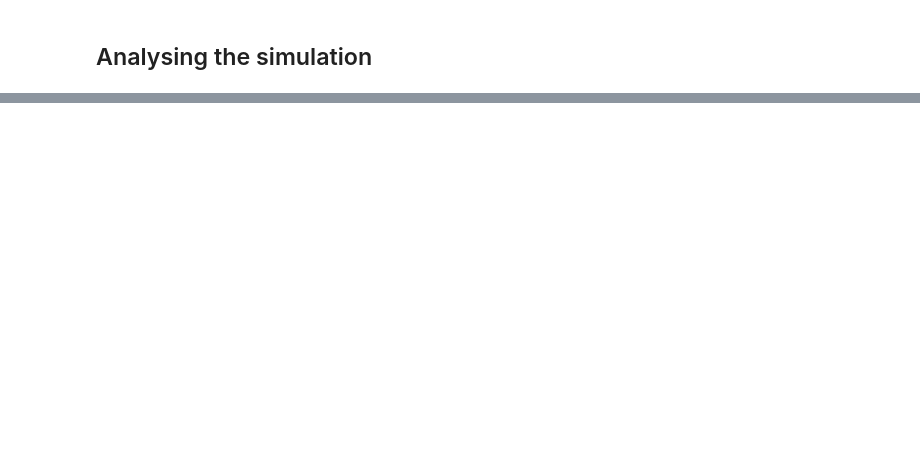
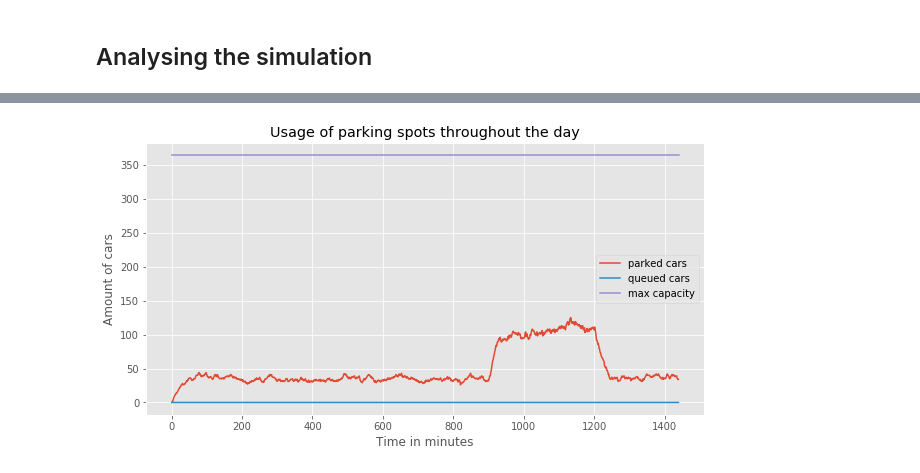
Before and after one commit to rikboss/Parking-simulation, a Jupyter notebook: parking_simulator.ipynb, the cells around one changed output, grey strips where cells are left out. Cells and saved outputs as stored; diff of their text form; code cells hidden in the pictures; blank space fills up the shorter version.

```diff
--- a/parking_simulator.ipynb
+++ b/parking_simulator.ipynb
@@ -60,7 +77,7 @@ class Garage(object):
         self.env.process(self.process())
 
     def run(self, until_=SIM_TIME):
-        # Run the simulation
+        """Runs the simulation"""
         self.env.run(until=until_)
 
     def spots_used(self):
@@ -70,6 +87,7 @@ class Garage(object):
         self.taken_spots.append((time, spots))
 
     def size_of_queue(self):
+        """Returns tuple with timestamp and amount of cars in the queue"""
         time = self.env.now
         queue = len(self.spots.queue)
         self.queue.append((time, queue))
@@ -106,20 +124,17 @@ class Garage(object):
             self.timestamps.append((time_of_arrival, time_of_assignment, time_of_departure))
 
     def process(self):
-        """"""
-        time_now = 0
+        """Runs the process in the environment"""
         car_numb = 0
 
         while True:
 
             yield self.env.timeout(1)
 
-            if (PEAK_MIN <= time_now <= PEAK_MAX):
+            if (PEAK_MIN <= self.env.now <= PEAK_MAX):
                 total_new_cars = new_cars_amount(True)
             else:
                 total_new_cars = new_cars_amount(False)
-#             Why time_now and not self.env.now?
-            time_now += 1
 
             for i in range(total_new_cars):
                 self.env.process(self.car(car_numb))
@@ -223,0 +231,18 @@ plt.show()
+# %%
+queue = np.array(queue_sizes).T
+taken_spots = np.array(taken_spots).T
+
+plt.rcParams['figure.figsize'] = [10,5]
+
+plt.plot(taken_spots[0], taken_spots[1], label="parked cars")
+plt.plot(queue[0], queue[1], label="queued cars")
+plt.plot([0, SIM_TIME], [MAX_CAPACITY, MAX_CAPACITY], label="max capacity")
+
+plt.title("Usage of parking spots throughout the day")
+plt.xlabel("Time in minutes")
+plt.ylabel("Amount of cars")
+
+plt.legend()
+plt.show()
+# %% [output]
+[figure, added]
```
Also changed, not shown: parts of 13 cells of this notebook.
